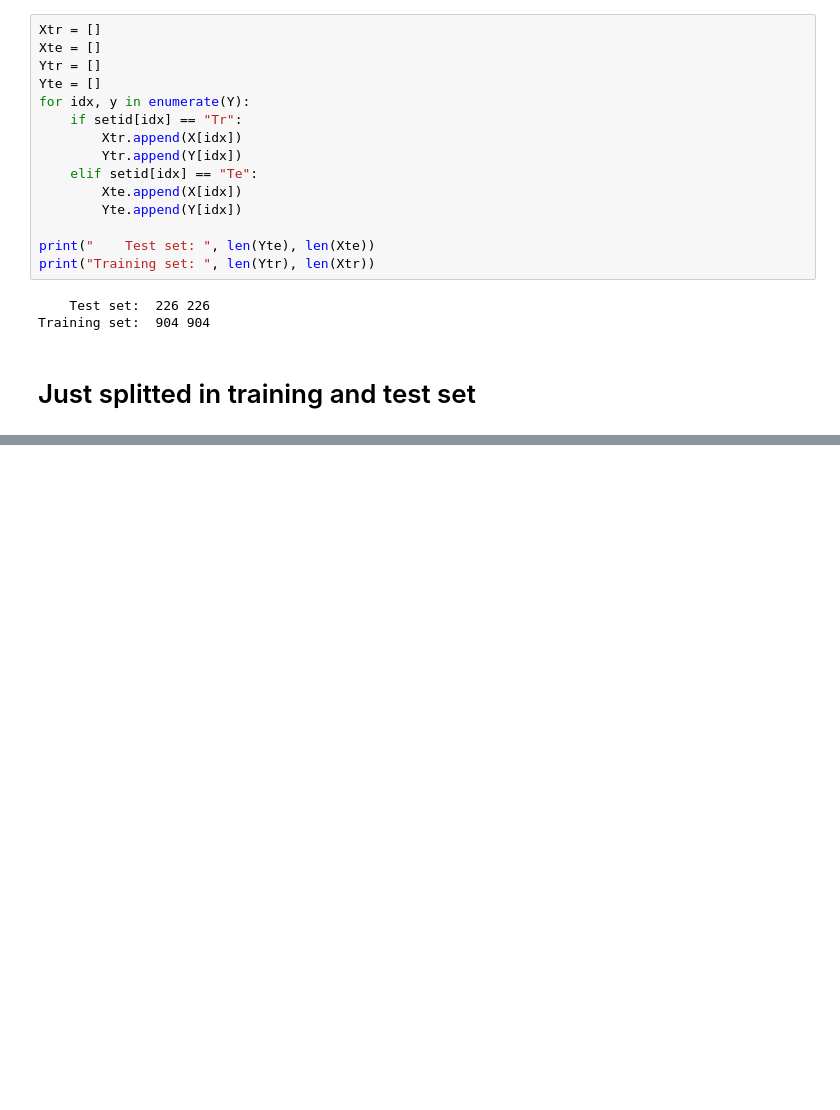
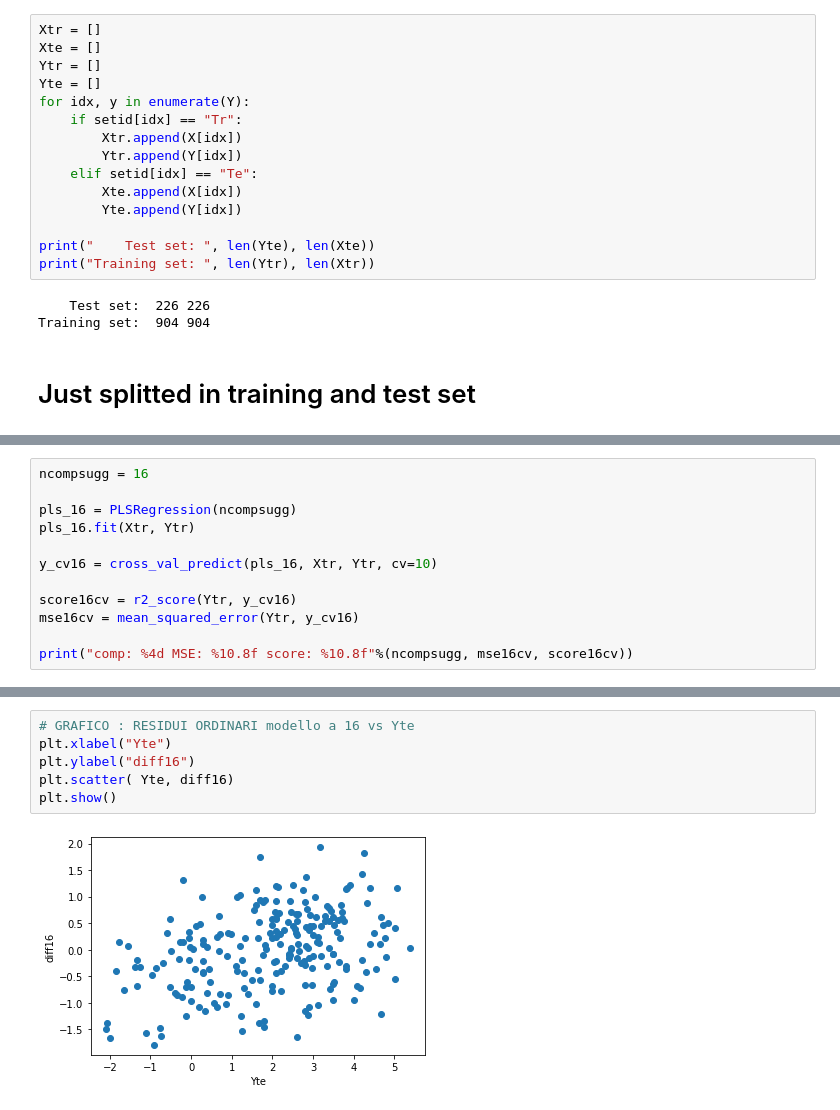
Before and after one commit to lstorchi/mllogdp, a Jupyter notebook: mergedataset.ipynb, the cells around one changed output, grey strips where cells are left out. Drawn from its saved outputs; the diff is of its cells as text; blank space fills up the shorter version.

```diff
--- a/mergedataset.ipynb
+++ b/mergedataset.ipynb
@@ -133,0 +198,12 @@ Training set:  904 904
+# %%
+ncompsugg = 16
+
+pls_16 = PLSRegression(ncompsugg)
+pls_16.fit(Xtr, Ytr)
+
+y_cv16 = cross_val_predict(pls_16, Xtr, Ytr, cv=10)
+
+score16cv = r2_score(Ytr, y_cv16)
+mse16cv = mean_squared_error(Ytr, y_cv16)
+
+print("comp: %4d MSE: %10.8f score: %10.8f"%(ncompsugg, mse16cv, score16cv))
@@ -133,0 +288,8 @@ Training set:  904 904
+# %%
+# GRAFICO : RESIDUI ORDINARI modello a 16 vs Yte
+plt.xlabel("Yte")
+plt.ylabel("diff16")
+plt.scatter( Yte, diff16)
+plt.show()
+# %% [output]
+[figure, added]
```
Also changed, not shown: parts of 6 cells of this notebook.
